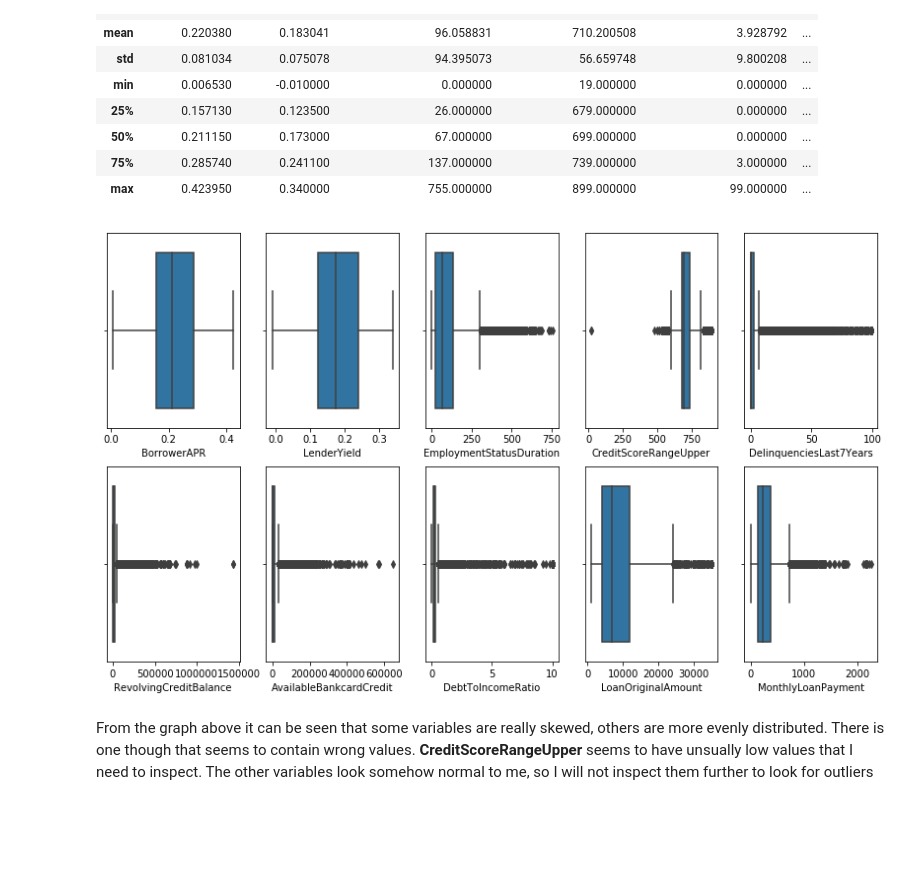
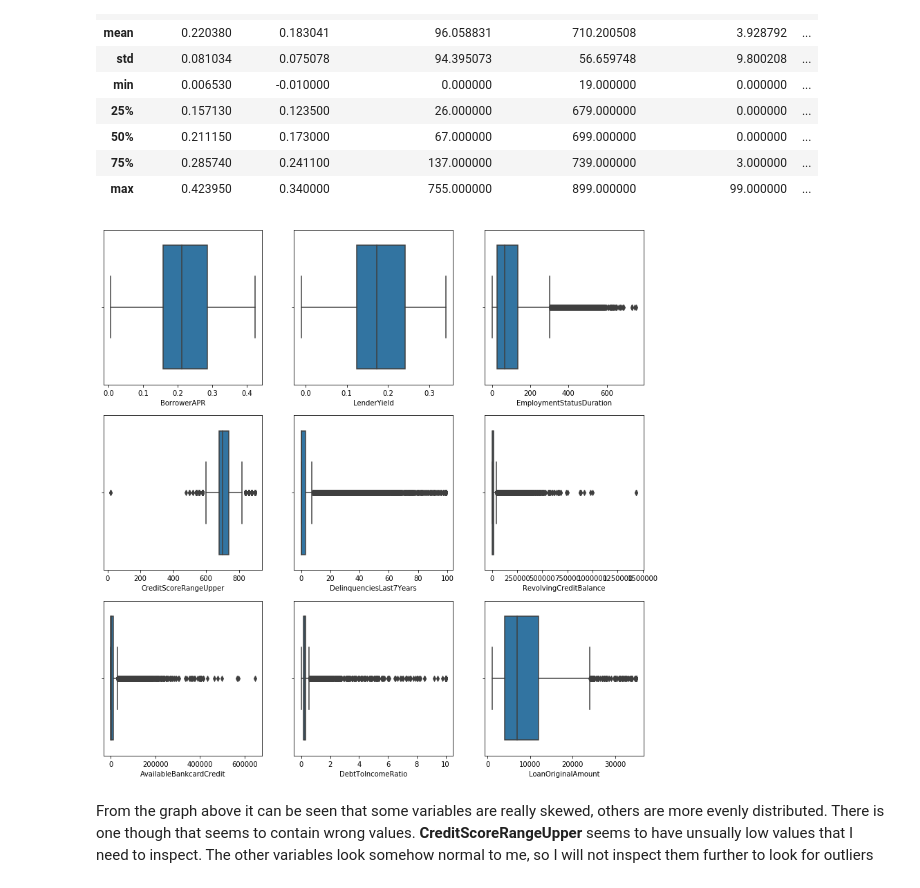
Before and after one commit to aleromar/LoanDataVisuals, a Jupyter notebook: exploration_template.ipynb, the cells around one changed output. Drawn from its saved outputs; the diff is of its cells as text; code cells hidden in the pictures; blank space fills up the shorter version.

```diff
--- a/exploration_template.ipynb
+++ b/exploration_template.ipynb
@@ -109,7 +108,7 @@ For starters, let's narrow down the number of variables to 17 columns that we ca
 - 'CreditGrade'
 - 'ProsperRating (Alpha)'
 # %%
-columnsToKeep = ['EmploymentStatusDuration','CreditScoreRangeUpper','DelinquenciesLast7Years','RevolvingCreditBalance','AvailableBankcardCredit','LoanOriginalAmount','MonthlyLoanPayment','BorrowerAPR','LenderYield','DebtToIncomeRatio','EmploymentStatus','IsBorrowerHomeowner','LoanStatus','Term','IncomeRange','CreditGrade','ProsperRating (Alpha)']
+columnsToKeep = ['EmploymentStatusDuration','CreditScoreRangeUpper','DelinquenciesLast7Years','RevolvingCreditBalance','AvailableBankcardCredit','LoanOriginalAmount','BorrowerAPR','LenderYield','DebtToIncomeRatio','EmploymentStatus','IsBorrowerHomeowner','LoanStatus','Term','IncomeRange','CreditGrade','ProsperRating (Alpha)']
 loan_clean.drop([x for x in loan_clean.columns if x not in columnsToKeep],axis=1,inplace=True)
 loan_clean.info()
 # %% [output]
@@ -325,13 +336,13 @@ loan_clean.describe()
 | 75% | 0.285740 | 0.241100 | 137.000000 | 739.000000 | 3.000000 | ... |
 | max | 0.423950 | 0.340000 | 755.000000 | 899.000000 | 99.000000 | ... |
 # %%
-boxplotvarlist = ['BorrowerAPR','LenderYield','EmploymentStatusDuration','CreditScoreRangeUpper','DelinquenciesLast7Years','RevolvingCreditBalance','AvailableBankcardCredit','DebtToIncomeRatio','LoanOriginalAmount','MonthlyLoanPayment']
-plt.figure(figsize=[14,8]);
+boxplotvarlist = ['BorrowerAPR','LenderYield','EmploymentStatusDuration','CreditScoreRangeUpper','DelinquenciesLast7Years','RevolvingCreditBalance','AvailableBankcardCredit','DebtToIncomeRatio','LoanOriginalAmount']
+plt.figure(figsize=[14,14]);
 for i,var in enumerate(boxplotvarlist):
-    plt.subplot(2,5,i+1)
+    plt.subplot(3,3,i+1)
     sb.boxplot(data=loan_clean, x=var)
 # %% [output]
-[figure, old version]
+[figure, new version]
 # %% [markdown]
 From the graph above it can be seen that some variables are really skewed, others are more evenly distributed. There is one though that seems to contain wrong values. **CreditScoreRangeUpper** seems to have unsually low values that I need to inspect. The other variables look somehow normal to me, so I will not inspect them further to look for outliers
 # %%
```
Also changed, not shown: parts of 79 cells of this notebook.
